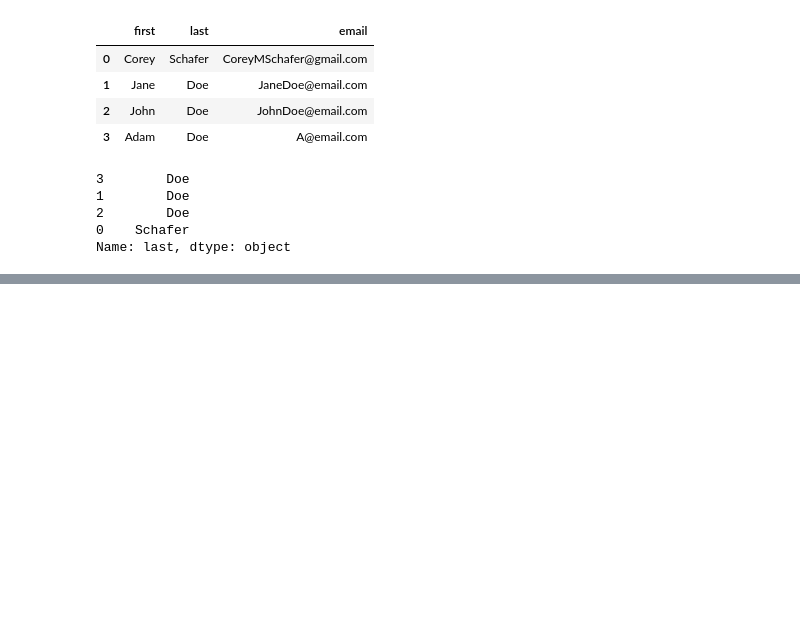
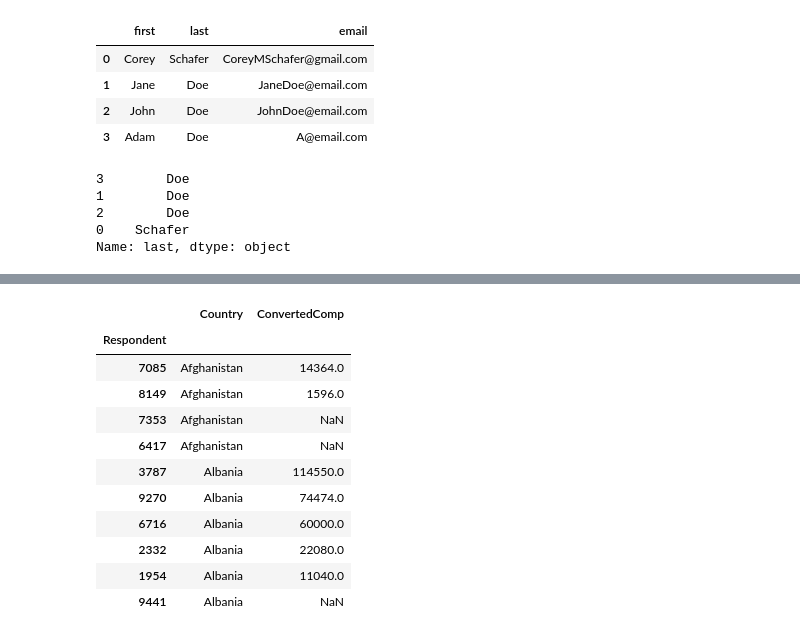
Before and after one commit to davidzheng66/python3, a Jupyter notebook: panda/panda1.ipynb, the cells around one changed output, grey strips where cells are left out. Saved outputs shown, nothing was run; the diff lists cells and outputs as text; code cells hidden in the pictures; blank space fills up the shorter version.

```diff
--- a/panda/panda1.ipynb
+++ b/panda/panda1.ipynb
@@ -671,0 +687,16 @@ Name: last, dtype: object
+# %%
+df.sort_values(by=['Country', 'ConvertedComp'], ascending=[True, False], inplace=True)
+df[['Country', 'ConvertedComp']].head(10)
+# %% [output]
+|  | Country | ConvertedComp |
+| Respondent |  |  |
+| 7085 | Afghanistan | 14364.0 |
+| 8149 | Afghanistan | 1596.0 |
+| 7353 | Afghanistan | NaN |
+| 6417 | Afghanistan | NaN |
+| 3787 | Albania | 114550.0 |
+| 9270 | Albania | 74474.0 |
+| 6716 | Albania | 60000.0 |
+| 2332 | Albania | 22080.0 |
+| 1954 | Albania | 11040.0 |
+| 9441 | Albania | NaN |
```
Also changed, not shown: parts of 3 cells of this notebook.
